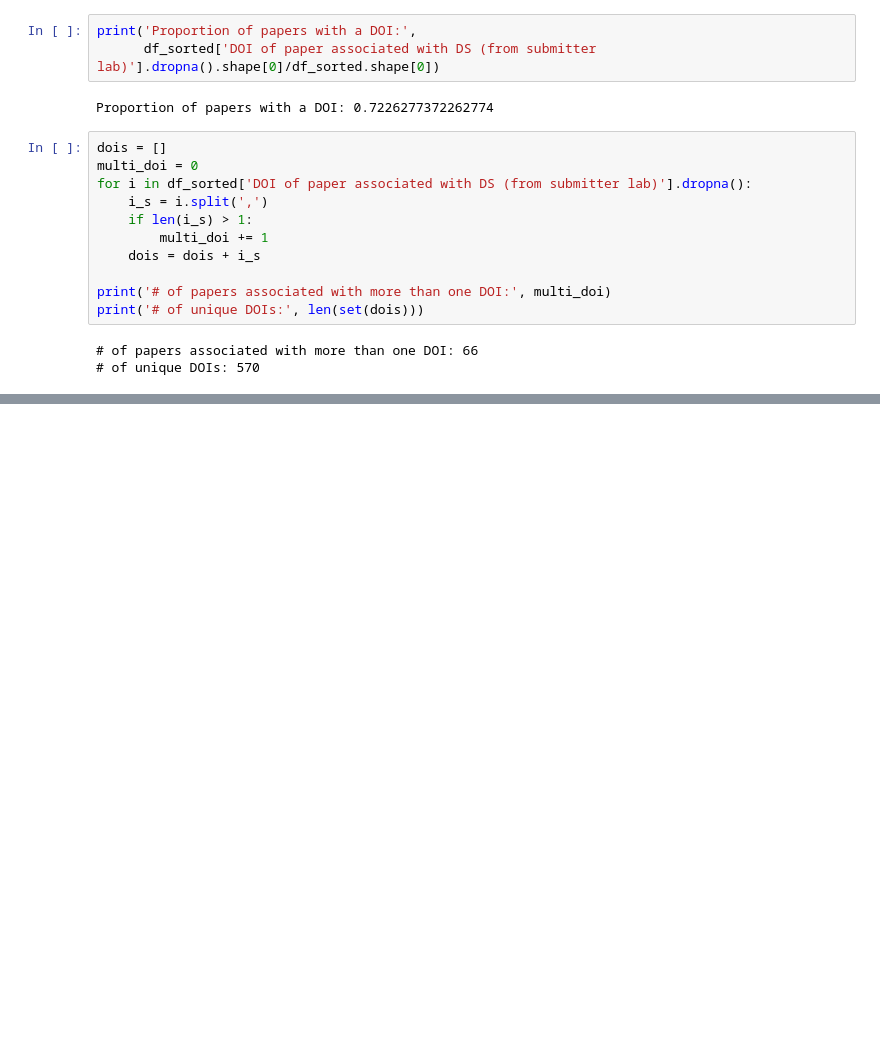
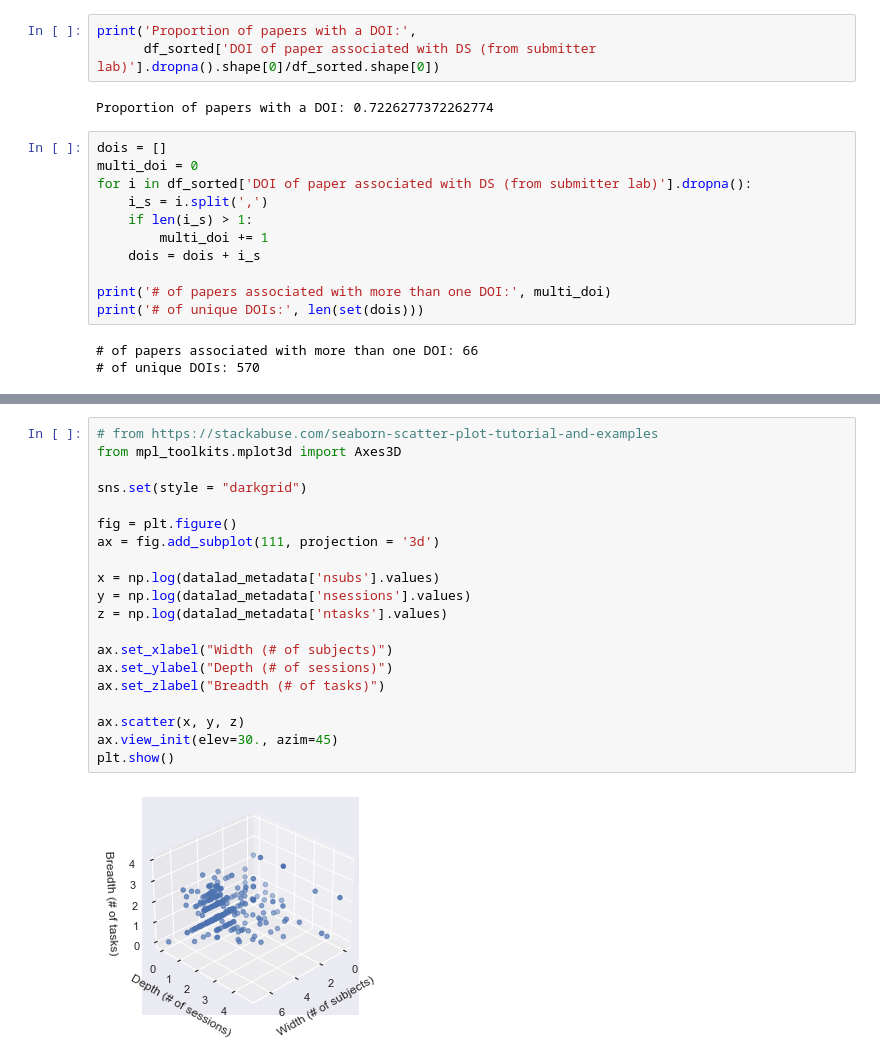
Before and after one commit to poldrack/OpenNeuro_analyses, a Jupyter notebook: metadata_analyses/publications.ipynb, the cells around one changed output, grey strips where cells are left out. Saved outputs shown, nothing was run; the diff lists cells and outputs as text; blank space fills up the shorter version.

```diff
--- a/metadata_analyses/publications.ipynb
+++ b/metadata_analyses/publications.ipynb
@@ -280,0 +329,22 @@ print('# of unique DOIs:', len(set(dois)))
+# %%
+# from https://stackabuse.com/seaborn-scatter-plot-tutorial-and-examples
+from mpl_toolkits.mplot3d import Axes3D
+
+sns.set(style = "darkgrid")
+
+fig = plt.figure()
+ax = fig.add_subplot(111, projection = '3d')
+
+x = np.log(datalad_metadata['nsubs'].values)
+y = np.log(datalad_metadata['nsessions'].values)
+z = np.log(datalad_metadata['ntasks'].values)
+
+ax.set_xlabel("Width (# of subjects)")
+ax.set_ylabel("Depth (# of sessions)")
+ax.set_zlabel("Breadth (# of tasks)")
+
+ax.scatter(x, y, z)
+ax.view_init(elev=30., azim=45)
+plt.show()
+# %% [output]
+[figure, added]
```
Also changed, not shown: parts of 9 cells of this notebook.
